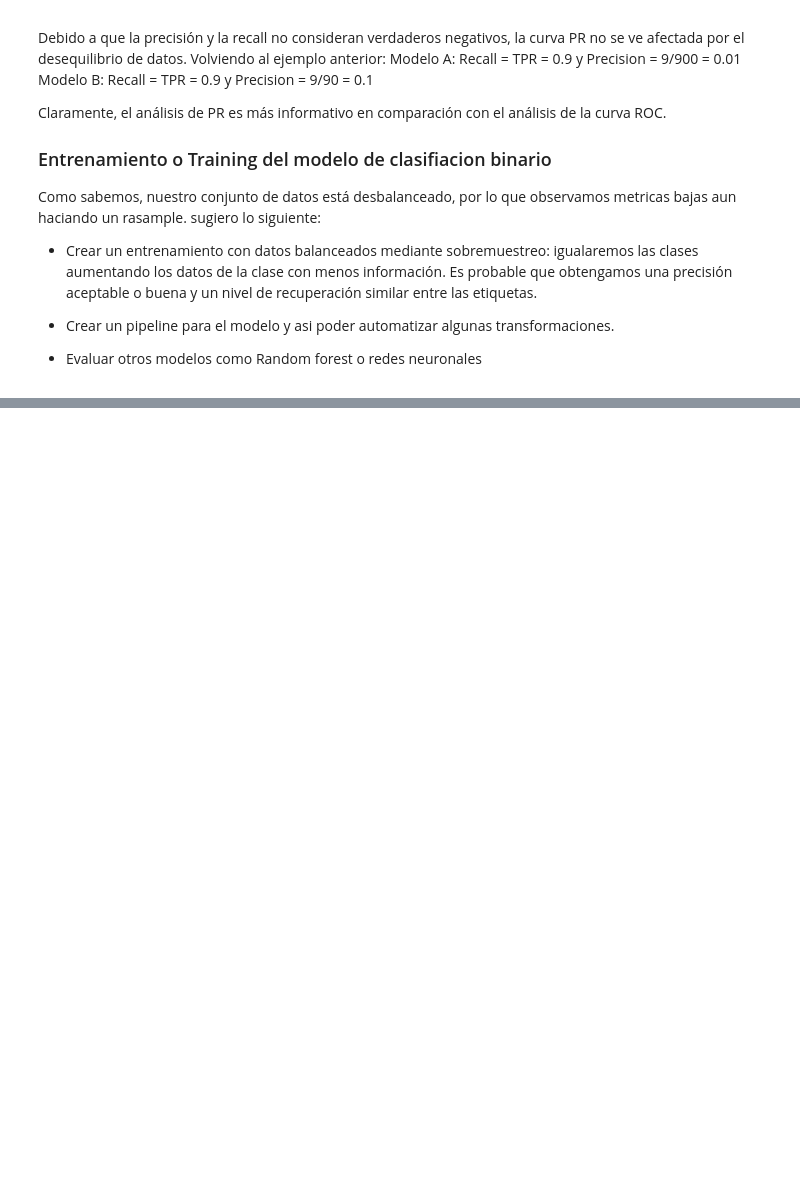
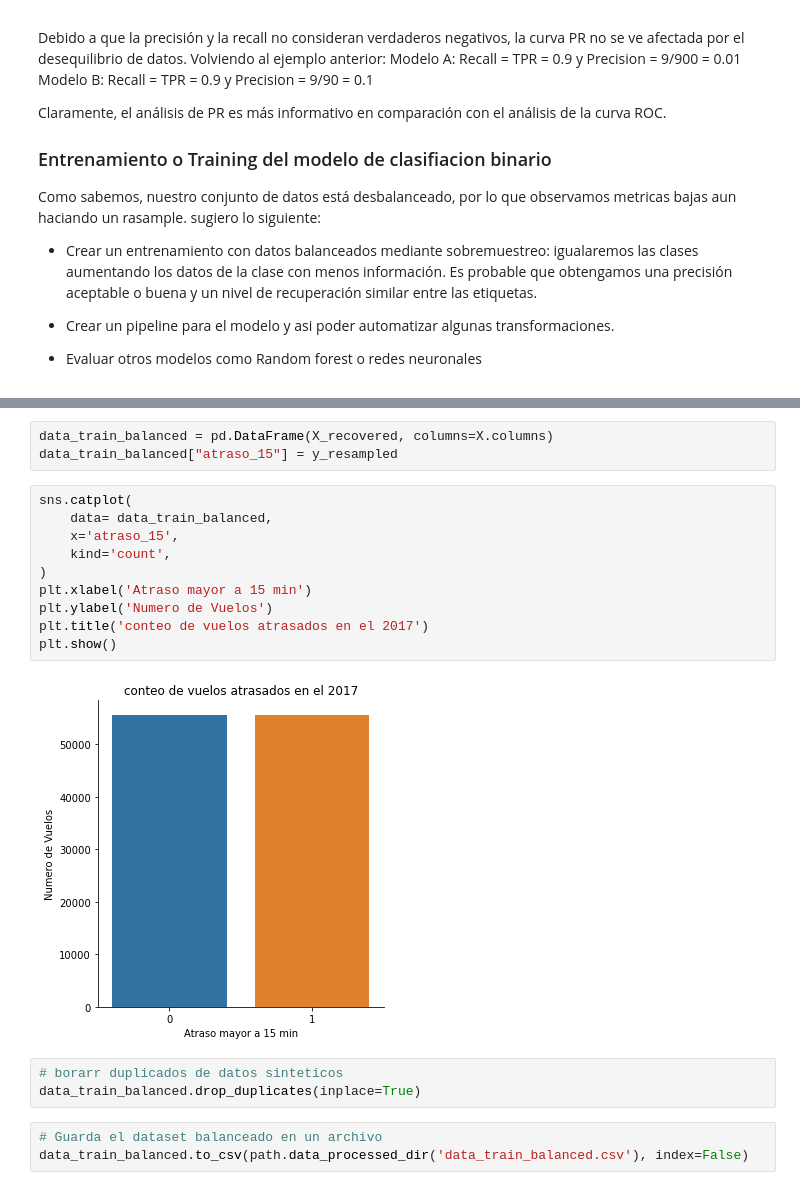
Before and after one commit to frandak2/latam_airlines_mle, a Jupyter notebook: notebooks/to-expose.ipynb, the cells around one changed output, grey strips where cells are left out. Drawn from its saved outputs; the diff is of its cells as text; blank space fills up the shorter version.

```diff
--- a/notebooks/to-expose.ipynb
+++ b/notebooks/to-expose.ipynb
@@ -754,0 +807,21 @@ Como sabemos, nuestro conjunto de datos está desbalanceado, por lo que observam
+# %%
+data_train_balanced = pd.DataFrame(X_recovered, columns=X.columns)
+data_train_balanced["atraso_15"] = y_resampled
+# %%
+sns.catplot(
+    data= data_train_balanced,
+    x='atraso_15',
+    kind='count',
+)
+plt.xlabel('Atraso mayor a 15 min')
+plt.ylabel('Numero de Vuelos')
+plt.title('conteo de vuelos atrasados en el 2017')
+plt.show()
+# %% [output]
+[figure, added]
+# %%
+# borarr duplicados de datos sinteticos
+data_train_balanced.drop_duplicates(inplace=True)
+# %%
+# Guarda el dataset balanceado en un archivo
+data_train_balanced.to_csv(path.data_processed_dir('data_train_balanced.csv'), index=False)
```
Also changed, not shown: parts of 23 cells of this notebook, 6 other files.
